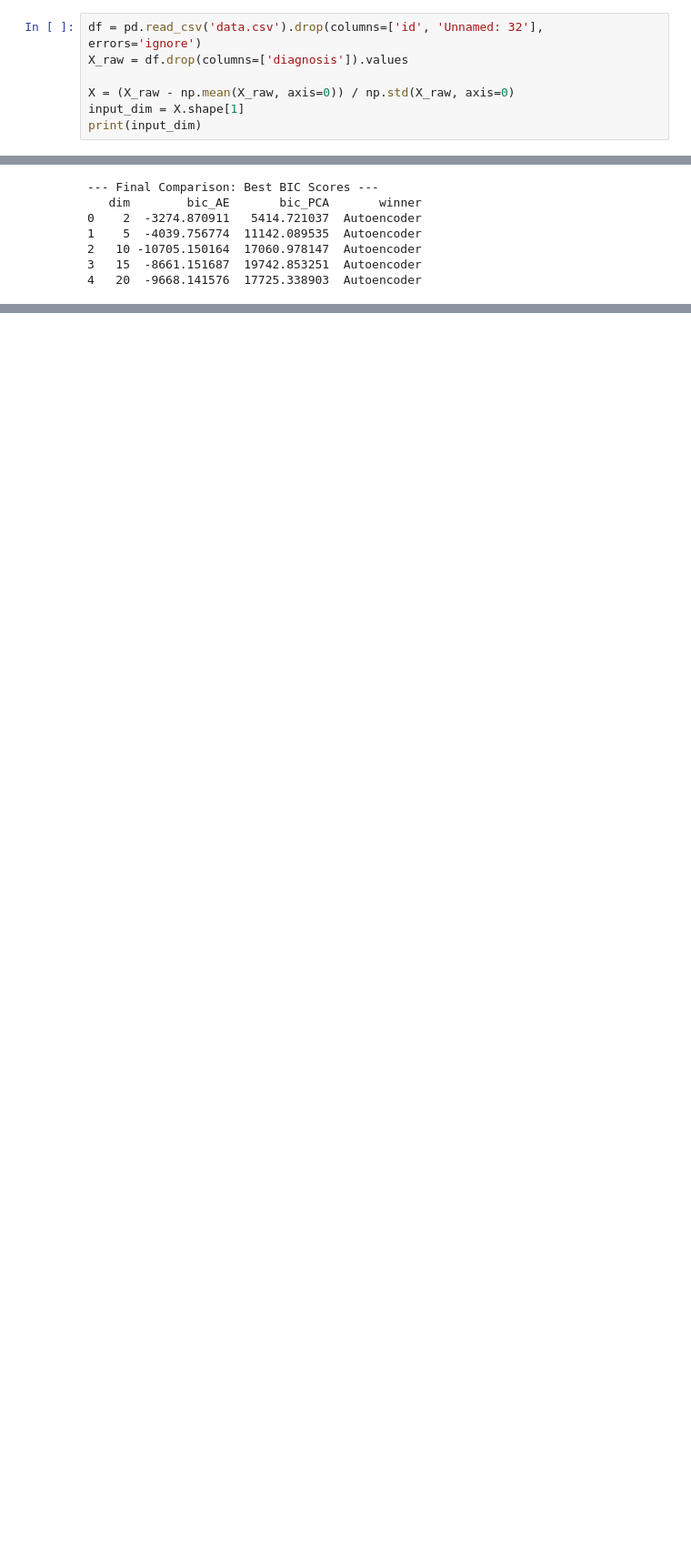
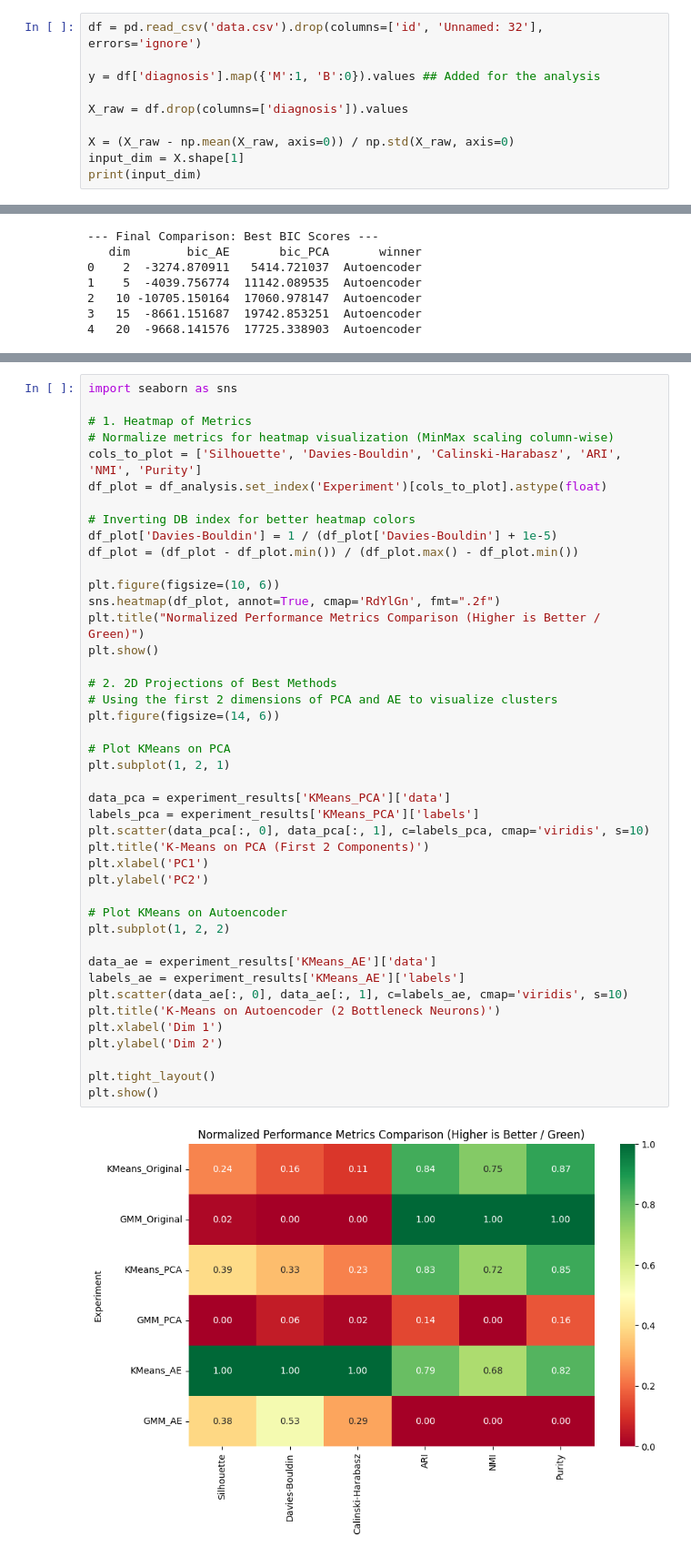
Before and after one commit to RofaeelWagdy/ML-Assignment-4, a Jupyter notebook: Main.ipynb, the cells around one changed output, grey strips where cells are left out. Shown at 91% size. Saved outputs shown, nothing was run; the diff lists cells and outputs as text; blank space fills up the shorter version.

```diff
--- a/Main.ipynb
+++ b/Main.ipynb
@@ -13,6 +13,9 @@ from sklearn.metrics import silhouette_score
 ### Data Loading and Preprocessing
 # %%
 df = pd.read_csv('data.csv').drop(columns=['id', 'Unnamed: 32'], errors='ignore')
+
+y = df['diagnosis'].map({'M':1, 'B':0}).values ## Added for the analysis
+
 X_raw = df.drop(columns=['diagnosis']).values
 
 X = (X_raw - np.mean(X_raw, axis=0)) / np.std(X_raw, axis=0)
@@ -615,0 +822,45 @@ print(comparison_df)
+# %%
+import seaborn as sns
+
+# 1. Heatmap of Metrics
+# Normalize metrics for heatmap visualization (MinMax scaling column-wise)
+cols_to_plot = ['Silhouette', 'Davies-Bouldin', 'Calinski-Harabasz', 'ARI', 'NMI', 'Purity']
+df_plot = df_analysis.set_index('Experiment')[cols_to_plot].astype(float)
+
+# Inverting DB index for better heatmap colors
+df_plot['Davies-Bouldin'] = 1 / (df_plot['Davies-Bouldin'] + 1e-5)
+df_plot = (df_plot - df_plot.min()) / (df_plot.max() - df_plot.min())
+
+plt.figure(figsize=(10, 6))
+sns.heatmap(df_plot, annot=True, cmap='RdYlGn', fmt=".2f")
+plt.title("Normalized Performance Metrics Comparison (Higher is Better / Green)")
+plt.show()
+
+# 2. 2D Projections of Best Methods
+# Using the first 2 dimensions of PCA and AE to visualize clusters
+plt.figure(figsize=(14, 6))
+
+# Plot KMeans on PCA
+plt.subplot(1, 2, 1)
+
+data_pca = experiment_results['KMeans_PCA']['data']
+labels_pca = experiment_results['KMeans_PCA']['labels']
+plt.scatter(data_pca[:, 0], data_pca[:, 1], c=labels_pca, cmap='viridis', s=10)
+plt.title('K-Means on PCA (First 2 Components)')
+plt.xlabel('PC1')
+plt.ylabel('PC2')
+
+# Plot KMeans on Autoencoder
+plt.subplot(1, 2, 2)
+
+data_ae = experiment_results['KMeans_AE']['data']
+labels_ae = experiment_results['KMeans_AE']['labels']
+plt.scatter(data_ae[:, 0], data_ae[:, 1], c=labels_ae, cmap='viridis', s=10)
+plt.title('K-Means on Autoencoder (2 Bottleneck Neurons)')
+plt.xlabel('Dim 1')
+plt.ylabel('Dim 2')
+
+plt.tight_layout()
+plt.show()
+# %% [output]
+[figure, added]
```
Also changed, not shown: parts of 7 cells of this notebook, 2 other files.
